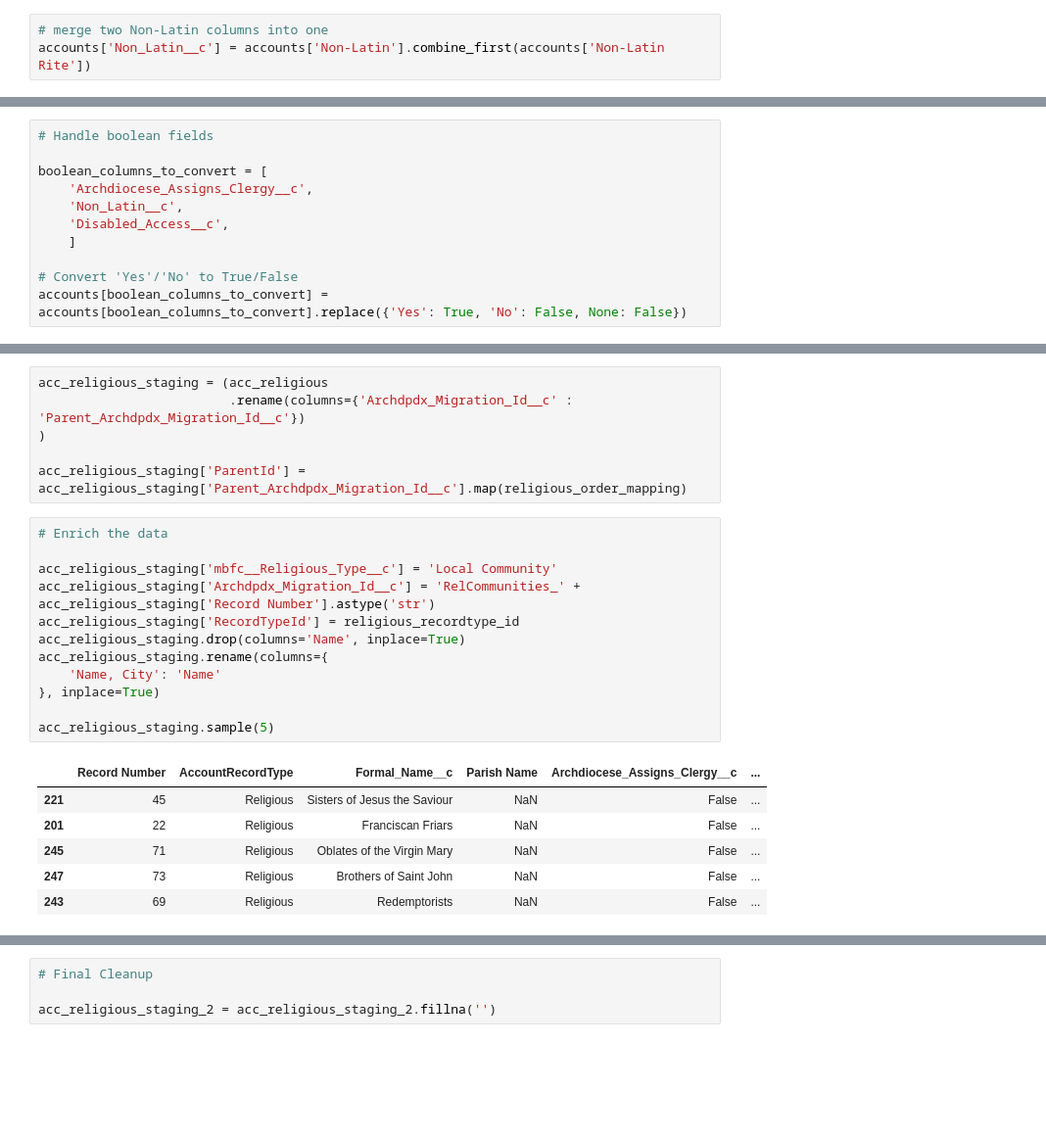
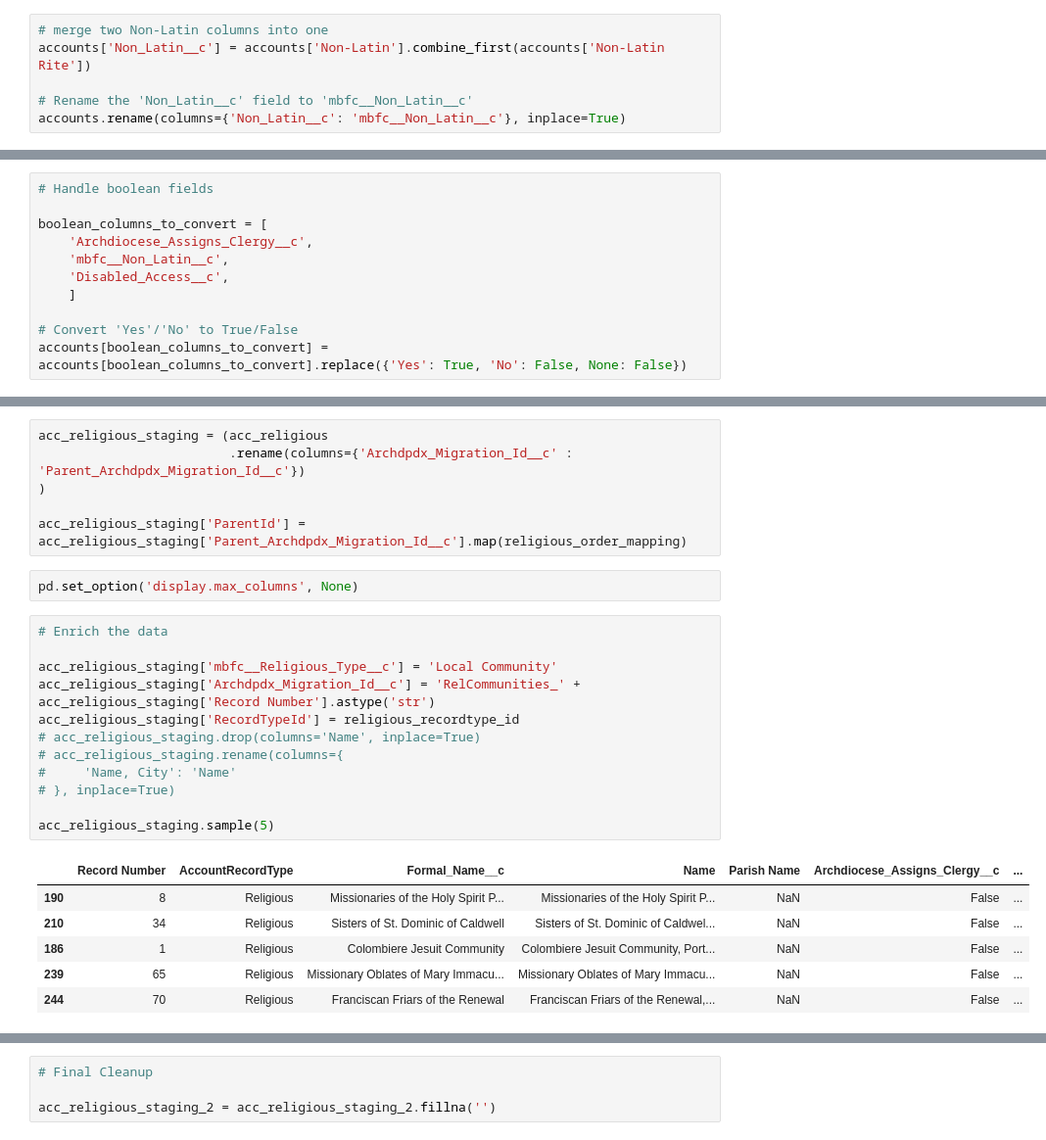
Before and after one commit to Cath-Strategic-Tech/adpdx_etl, a Jupyter notebook: ADPDX_ClergyDB.ipynb, the cells around one changed output, grey strips where cells are left out. Shown at 98% size. Cells and saved outputs as stored; diff of their text form; blank space fills up the shorter version.

```diff
--- a/ADPDX_ClergyDB.ipynb
+++ b/ADPDX_ClergyDB.ipynb
@@ -819,6 +824,9 @@ accounts[accounts.BillingStreet2.isna() == False]
 # %%
 # merge two Non-Latin columns into one
 accounts['Non_Latin__c'] = accounts['Non-Latin'].combine_first(accounts['Non-Latin Rite'])
+
+# Rename the 'Non_Latin__c' field to 'mbfc__Non_Latin__c'
+accounts.rename(columns={'Non_Latin__c': 'mbfc__Non_Latin__c'}, inplace=True)
 # %%
 # export merged tables DESCRIPTION to CSV for mapping
 accounts.describe(include='all').transpose().to_csv(f'/Users/matthewmartin/Library/CloudStorage/GoogleDrive-matt@meribahflow.com/Shared drives/Clients/ADPDX (Portland)/Data/Clergy DB/working/accounts.csv')
@@ -850,7 +858,7 @@ accounts.drop(columns=['BillingStreet1', 'BillingStreet2'], inplace=True)
 
 boolean_columns_to_convert = [
     'Archdiocese_Assigns_Clergy__c',
-    'Non_Latin__c',
+    'mbfc__Non_Latin__c',
     'Disabled_Access__c',
     ]
 
@@ -1582,22 +1632,24 @@ acc_religious_staging = (acc_religious
 )
 
 acc_religious_staging['ParentId'] = acc_religious_staging['Parent_Archdpdx_Migration_Id__c'].map(religious_order_mapping)
+# %%
+pd.set_option('display.max_columns', None)
 # %%
 # Enrich the data
 
 acc_religious_staging['mbfc__Religious_Type__c'] = 'Local Community'
 acc_religious_staging['Archdpdx_Migration_Id__c'] = 'RelCommunities_' + acc_religious_staging['Record Number'].astype('str')
 acc_religious_staging['RecordTypeId'] = religious_recordtype_id
-acc_religious_staging.drop(columns='Name', inplace=True)
-acc_religious_staging.rename(columns={
-    'Name, City': 'Name'
-}, inplace=True)
+# acc_religious_staging.drop(columns='Name', inplace=True)
+# acc_religious_staging.rename(columns={
+#     'Name, City': 'Name'
+# }, inplace=True)
 
 acc_religious_staging.sample(5)
 # %% [output]
-|  | Record Number | AccountRecordType | Formal_Name__c | Parish Name | Archdiocese_Assigns_Clergy__c | ... |
-| 221 | 45 | Religious | Sisters of Jesus the Saviour | NaN | False | ... |
-| 201 | 22 | Religious | Franciscan Friars | NaN | False | ... |
-| 245 | 71 | Religious | Oblates of the Virgin Mary | NaN | False | ... |
-| 247 | 73 | Religious | Brothers of Saint John | NaN | False | ... |
-| 243 | 69 | Religious | Redemptorists | NaN | False | ... |
+|  | Record Number | AccountRecordType | Formal_Name__c | Name | Parish Name | Archdiocese_Assigns_Clergy__c | ... |
+| 190 | 8 | Religious | Missionaries of the Holy Spirit P... | Missionaries of the Holy Spirit P... | NaN | False | ... |
+| 210 | 34 | Religious | Sisters of St. Dominic of Caldwell | Sisters of St. Dominic of Caldwel... | NaN | False | ... |
+| 186 | 1 | Religious | Colombiere Jesuit Community | Colombiere Jesuit Community, Port... | NaN | False | ... |
+| 239 | 65 | Religious | Missionary Oblates of Mary Immacu... | Missionary Oblates of Mary Immacu... | NaN | False | ... |
+| 244 | 70 | Religious | Franciscan Friars of the Renewal | Franciscan Friars of the Renewal,... | NaN | False | ... |
```
Also changed, not shown: parts of 27 cells of this notebook, 4 other files.
